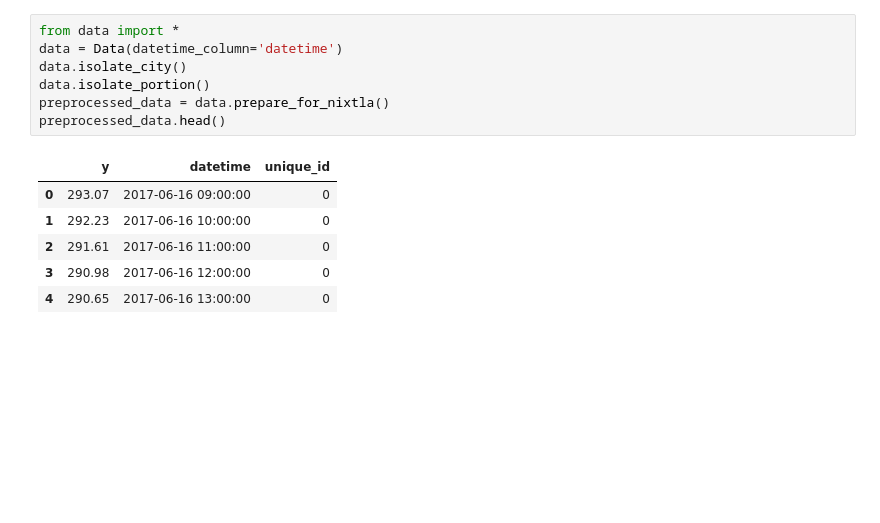
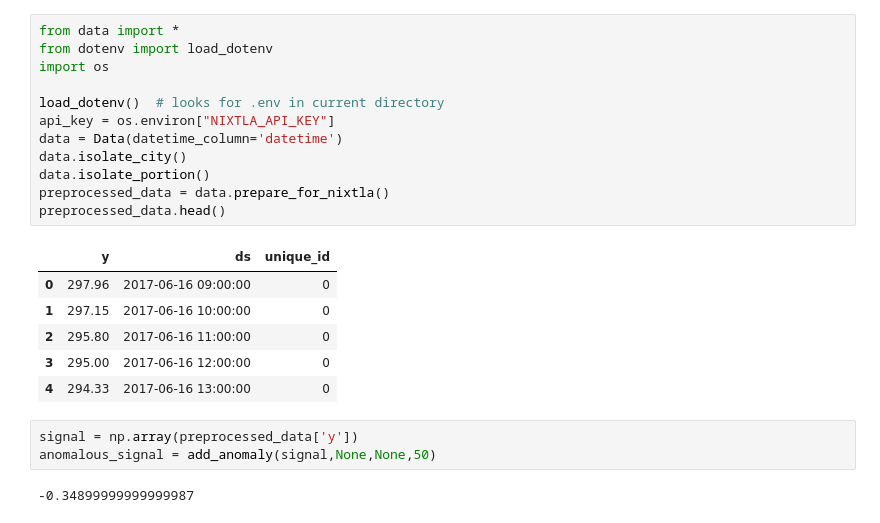
Before and after one commit to PieroPaialungaAI/AnomalyDetectionNixtla, a Jupyter notebook: temp.ipynb, the cells around one changed output. Drawn from its saved outputs; the diff is of its cells as text; blank space fills up the shorter version.

Commit message:
Adding anomaly function

```diff
--- a/temp.ipynb
+++ b/temp.ipynb
@@ -1,14 +1,24 @@
 # %%
 from data import *
+from dotenv import load_dotenv
+import os
+
+load_dotenv()  # looks for .env in current directory
+api_key = os.environ["NIXTLA_API_KEY"]
 data = Data(datetime_column='datetime')
 data.isolate_city()
 data.isolate_portion()
 preprocessed_data = data.prepare_for_nixtla()
 preprocessed_data.head()
 # %% [output]
-|  | y | datetime | unique_id |
-| 0 | 293.07 | 2017-06-16 09:00:00 | 0 |
-| 1 | 292.23 | 2017-06-16 10:00:00 | 0 |
-| 2 | 291.61 | 2017-06-16 11:00:00 | 0 |
-| 3 | 290.98 | 2017-06-16 12:00:00 | 0 |
-| 4 | 290.65 | 2017-06-16 13:00:00 | 0 |
+|  | y | ds | unique_id |
+| 0 | 297.96 | 2017-06-16 09:00:00 | 0 |
+| 1 | 297.15 | 2017-06-16 10:00:00 | 0 |
+| 2 | 295.80 | 2017-06-16 11:00:00 | 0 |
+| 3 | 295.00 | 2017-06-16 12:00:00 | 0 |
+| 4 | 294.33 | 2017-06-16 13:00:00 | 0 |
+# %%
+signal = np.array(preprocessed_data['y'])
+anomalous_signal = add_anomaly(signal,None,None,50)
+# %% [output]
+-0.34899999999999987
```
Also changed, not shown: parts of 6 cells of this notebook, 4 other files.
